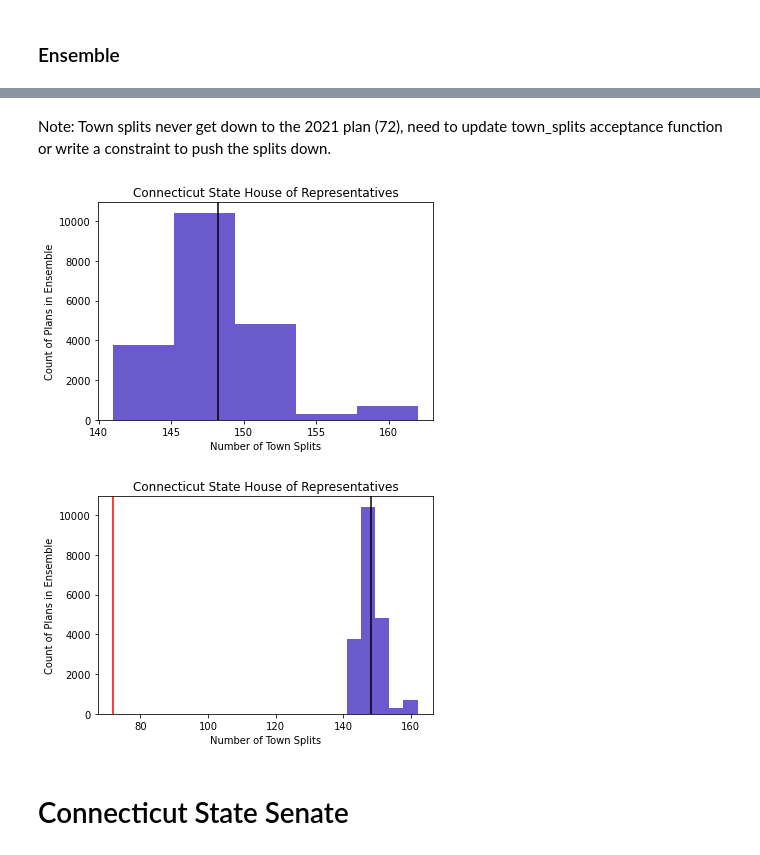
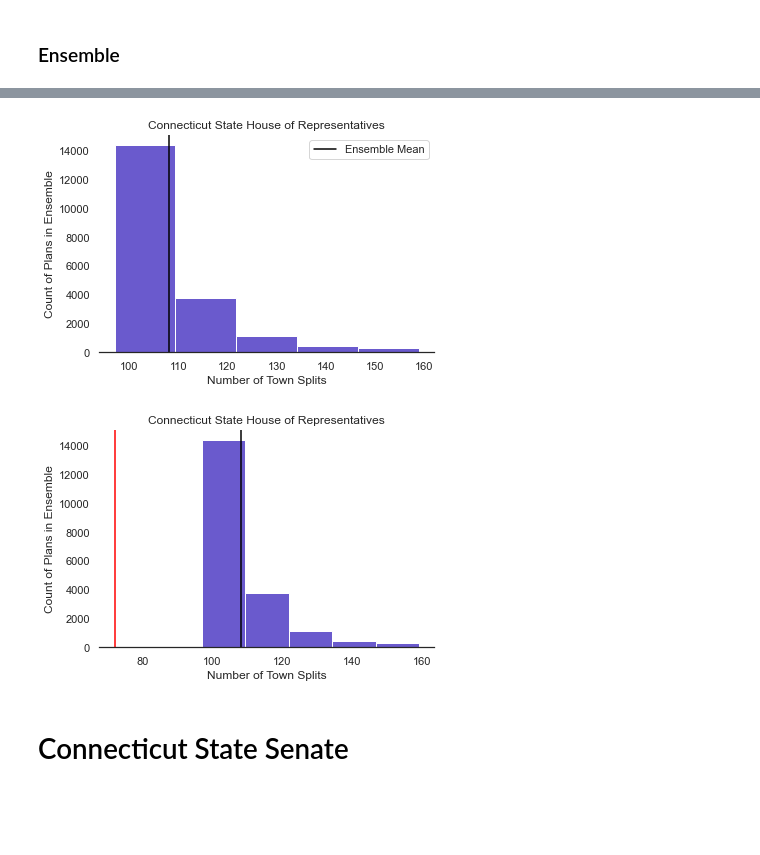
Before and after one commit to ka-chang/RedistrictingCT, a Jupyter notebook: 03_gerrychain_ensemble.ipynb, the cells around one changed output, grey strips where cells are left out. Cells and saved outputs as stored; diff of their text form; code cells hidden in the pictures; blank space fills up the shorter version.

Commit message:
Updated ensemble to minimize town splits

```diff
--- a/03_gerrychain_ensemble.ipynb
+++ b/03_gerrychain_ensemble.ipynb
@@ -149,6 +221,15 @@ recom_proposal = partial(
+# %%
+tree_proposal = partial(
+    recom,
+    pop_col=totpop,
+    pop_target=ideal_population,
+    epsilon=0.01,
+    node_repeats=1,
+    method =my_uu_bipartition_tree_random
+)
 # %%
-chain_seed_recom = MarkovChain(
-    proposal=recom_proposal,
+chain_seed_tree = MarkovChain(
+    proposal=tree_proposal,
     constraints=[
         popbound,
         compactness_bound
@@ -162,7 +243,7 @@ incumbents_ensemble = []
 splits_ensemble = []
 t=0
 
-for part in chain_seed_recom:
+for part in chain_seed_tree:
     splits_ensemble.append(part["town_splits"])
     incumbents_ensemble.append(part["incumbent"])
 
@@ -232,15 +316,15 @@ np.mean(splits_ensemble)
-# %% [markdown]
-Note: Town splits never get down to the 2021 plan (72), need to update town_splits acceptance function or write a constraint to push the splits down.
 # %%
 plt.hist(splits_ensemble, bins=5, color="slateblue")
-plt.axvline(x=np.mean(splits_ensemble),color="black")
+plt.axvline(x=np.mean(splits_ensemble),color="black", label ="Ensemble Mean")
 plt.title("Connecticut State House of Representatives")
+plt.legend(loc="upper right")
 plt.xlabel("Number of Town Splits")
 plt.ylabel("Count of Plans in Ensemble")
+sns.despine(left=True, right=True)
 plt.savefig("./outputs/ct_house_town.png", dpi=300, facecolor='white', transparent=False)
 plt.show()
 # %% [output]
-[figure, old version]
+[figure, new version]
 # %%
 plt.hist(splits_ensemble, bins=5, color="slateblue")
 plt.axvline(x=np.mean(splits_ensemble),color="black")
@@ -248,10 +332,11 @@ plt.axvline(x=72,color="red")
 plt.title("Connecticut State House of Representatives")
 plt.xlabel("Number of Town Splits")
 plt.ylabel("Count of Plans in Ensemble")
+sns.despine(left=True, right=True)
 plt.savefig("./outputs/ct_house_town_w2021.png", dpi=300, facecolor='white', transparent=False)
 plt.show()
 # %% [output]
-[figure, old version]
+[figure, new version]
 # %% [markdown]
 # Connecticut State Senate
 # %%
```
Also changed, not shown: parts of 18 cells of this notebook, 12 other files.
